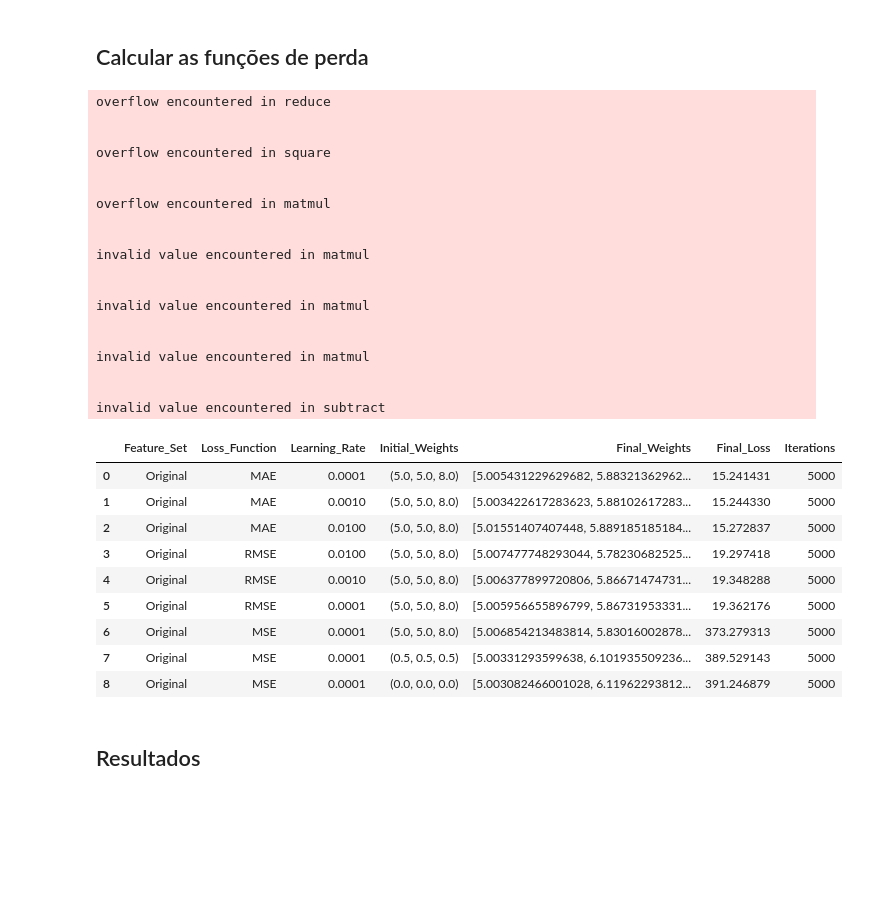
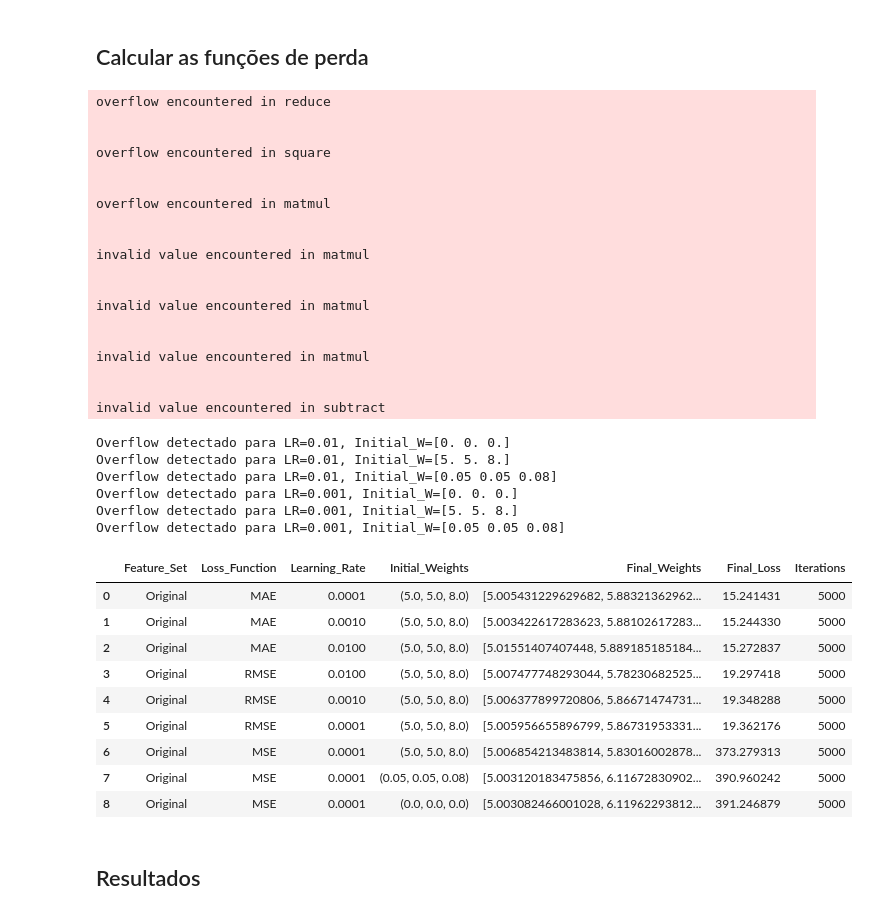
Before and after one commit to matheusssilva991/rna_tarefas_mestrado, a Jupyter notebook: src/tarefa2.ipynb, the cells around one changed output. Drawn from its saved outputs; the diff is of its cells as text; code cells hidden in the pictures; blank space fills up the shorter version.

```diff
--- a/src/tarefa2.ipynb
+++ b/src/tarefa2.ipynb
@@ -107,8 +107,8 @@ array([ 5.0081046 ,  5.73419945, 10.59963756])
 features = df[['x', 'y']]
 y = df['z']
 features_normalized = features.copy()
-features_normalized['x'] = min_max_normalize(features['x'], 0, 1)
-features_normalized['y'] = min_max_normalize(features['y'], 0, 1)
+features_normalized['x'] = min_max_normalize(features['x'], -1, 1)
+features_normalized['y'] = min_max_normalize(features['y'], -1, 1)
 
 features_pradonized = features.copy()
 features_pradonized['x'] = padronize(features['x'])
@@ -121,7 +121,7 @@ loss_fn_names = ['MSE', 'MAE', 'RMSE']
 loss_fn_makers = [make_mse_loss_function, make_mae_loss_function, make_rmse_loss_function]
 
 learning_rates = [0.01, 0.001, 0.0001]
-initial_weights = [np.zeros(3), np.array([5.0, 5.0, 8.0]), np.array([0.5, 0.5, 0.5])]
+initial_weights = [np.zeros(3), np.array([5.0, 5.0, 8.0]), np.array([0.05, 0.05, 0.08])]
 n_iterations = 5000
 tolerance = 1e-6
 
@@ -135,16 +135,23 @@ for feature_set, feature_name in zip(features_list, features_names):
     for loss_fn_name, loss_fn_maker in zip(loss_fn_names, loss_fn_makers):
         loss_function, grad_loss_function = loss_fn_maker(x_data, y_data, z_data)
 
+        # No seu loop de treinamento, adicione:
         for lr in learning_rates:
             for initial_w in initial_weights:
-                weights, losses, n_iters = gradient_descendent(
-                    initial_w,
-                    loss_function,
-                    grad_loss_function,
-                    learning_rate=lr,
-                    max_iter=n_iterations,
-                    tolerance=tolerance
-                )
+                try:
+                    weights, losses, n_iters = gradient_descendent(
+                        initial_w, loss_function, grad_loss_function,
+                        learning_rate=lr, max_iter=n_iterations, tolerance=tolerance
+                    )
+
+                    # Verificar se há overflow
+                    if np.any(np.isnan(weights[-1])) or np.any(np.isinf(weights[-1])):
+                        print(f"Overflow detectado para LR={lr}, Initial_W={initial_w}")
+                        continue
+
+                except Exception as e:
+                    print(f"Erro para LR={lr}, Initial_W={initial_w}: {e}")
+                    continue
 
                 key = (feature_name, loss_fn_name, lr, tuple(initial_w))
                 dict_results[key] = {
@@ -169,34 +176,40 @@ df_result = pd.DataFrame([
 
 df_result.sort_values(by='Final_Loss').groupby('Loss_Function').head(3).reset_index(drop=True)
 # %% [output]
 overflow encountered in reduce
 
 
 overflow encountered in square
 
 
 overflow encountered in matmul
 
 
 invalid value encountered in matmul
 
 
 invalid value encountered in matmul
 
 
 invalid value encountered in matmul
 
 
 invalid value encountered in subtract
+Overflow detectado para LR=0.01, Initial_W=[0. 0. 0.]
+Overflow detectado para LR=0.01, Initial_W=[5. 5. 8.]
+Overflow detectado para LR=0.01, Initial_W=[0.05 0.05 0.08]
+Overflow detectado para LR=0.001, Initial_W=[0. 0. 0.]
+Overflow detectado para LR=0.001, Initial_W=[5. 5. 8.]
+Overflow detectado para LR=0.001, Initial_W=[0.05 0.05 0.08]
 |  | Feature_Set | Loss_Function | Learning_Rate | Initial_Weights | Final_Weights | Final_Loss | Iterations |
 | 0 | Original | MAE | 0.0001 | (5.0, 5.0, 8.0) | [5.005431229629682, 5.88321362962... | 15.241431 | 5000 |
 | 1 | Original | MAE | 0.0010 | (5.0, 5.0, 8.0) | [5.003422617283623, 5.88102617283... | 15.244330 | 5000 |
 | 2 | Original | MAE | 0.0100 | (5.0, 5.0, 8.0) | [5.01551407407448, 5.889185185184... | 15.272837 | 5000 |
 | 3 | Original | RMSE | 0.0100 | (5.0, 5.0, 8.0) | [5.007477748293044, 5.78230682525... | 19.297418 | 5000 |
 | 4 | Original | RMSE | 0.0010 | (5.0, 5.0, 8.0) | [5.006377899720806, 5.86671474731... | 19.348288 | 5000 |
 | 5 | Original | RMSE | 0.0001 | (5.0, 5.0, 8.0) | [5.005956655896799, 5.86731953331... | 19.362176 | 5000 |
 | 6 | Original | MSE | 0.0001 | (5.0, 5.0, 8.0) | [5.006854213483814, 5.83016002878... | 373.279313 | 5000 |
-| 7 | Original | MSE | 0.0001 | (0.5, 0.5, 0.5) | [5.00331293599638, 6.101935509236... | 389.529143 | 5000 |
+| 7 | Original | MSE | 0.0001 | (0.05, 0.05, 0.08) | [5.003120183475856, 6.11672830902... | 390.960242 | 5000 |
 | 8 | Original | MSE | 0.0001 | (0.0, 0.0, 0.0) | [5.003082466001028, 6.11962293812... | 391.246879 | 5000 |
 # %% [markdown]
 ## Resultados
```
Also changed, not shown: parts of 7 cells of this notebook.
